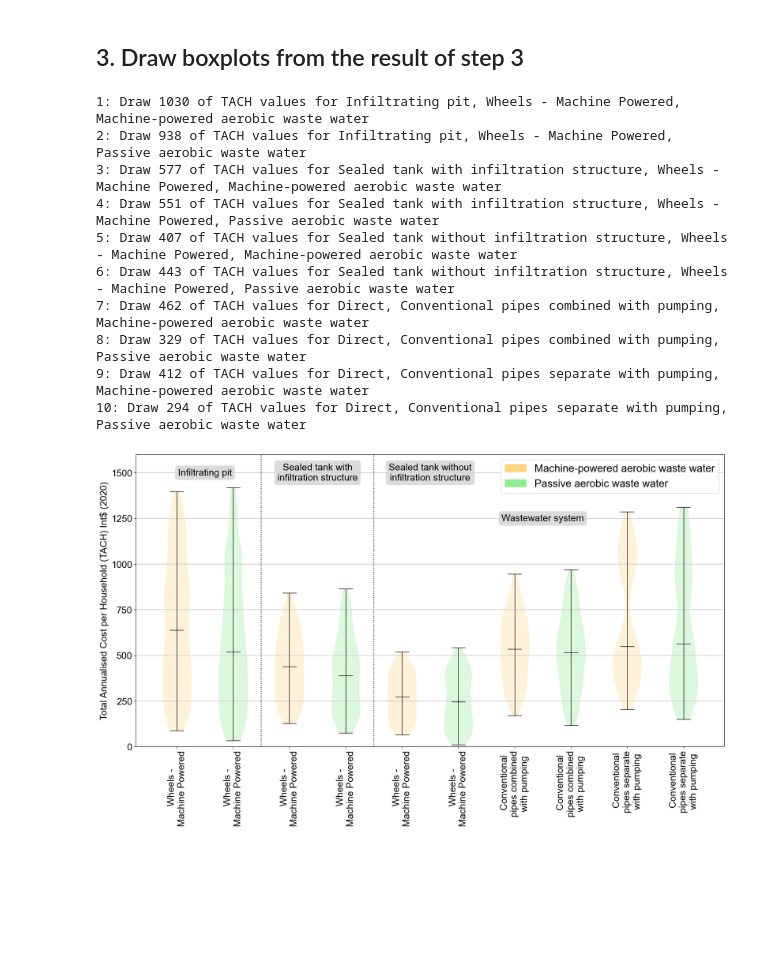
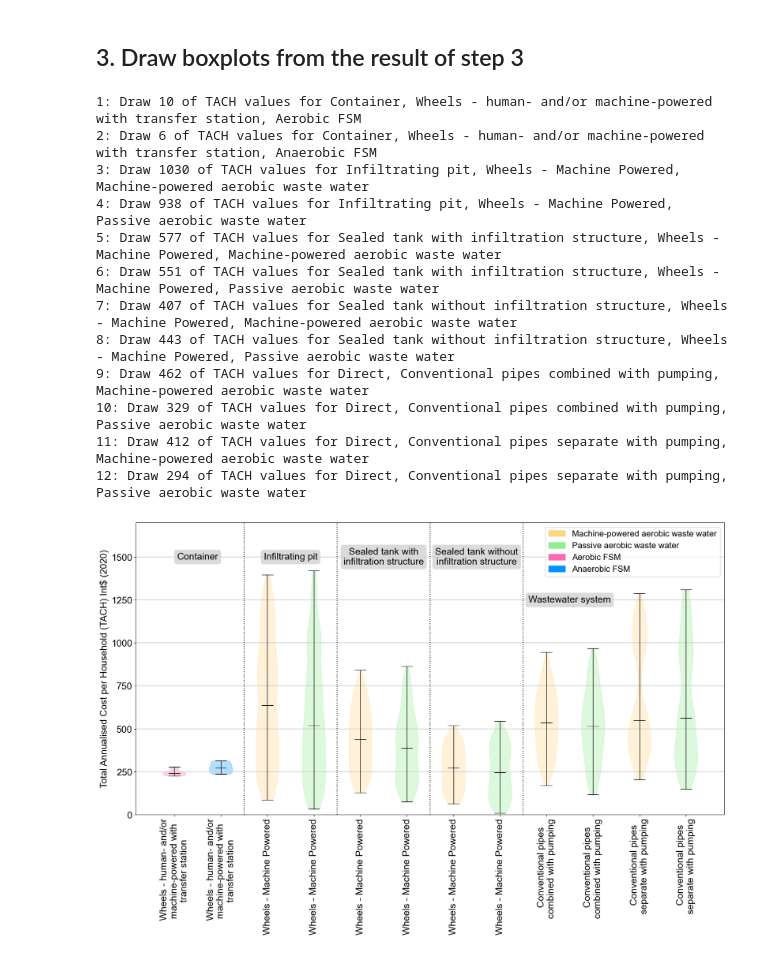
Before and after one commit to JinIgarashi/cactus-narok-figures, a Jupyter notebook: Figure1 full lifecycle cost global compare.ipynb, the cells around one changed output. Saved outputs shown, nothing was run; the diff lists cells and outputs as text; code cells hidden in the pictures; blank space fills up the shorter version.

Commit message:
add container

```diff
--- a/Figure1 full lifecycle cost global compare.ipynb
+++ b/Figure1 full lifecycle cost global compare.ipynb
@@ -84,23 +84,41 @@ file_path = 'images/Figure1 fulllifecycle_cost_comparison_global.pdf'
 dpi = 700
 
 labelFontSize = 18
-legendFontSize = 20
+legendFontSize = 16
 
 ytickLabel = 'Total Annualised Cost per Household (TACH) Int$ (2020)'
 ytick_range = [
     0,    # min
-    1600, # max
+    1700, # max
     250   # interval
 ]
 
 colors = [
     '#FFD580', # light orange color
     '#90EE90', # light green color
+    '#FF69B4', #  pink color
+    '#0096fe', # blue color
 ]
 # %% [markdown]
 ## 1. Define 10 patterns of CACTUS components' combinations. Every pattern should be consist of 3 to 4 components over the sanitation value chain
 # %%
 combinations = [
+    [
+        'Container',
+        None,
+        'Wheels - human- and/or machine-powered with transfer station',
+        'Aerobic FSM',
+        'Container, Wheels - human- and/or machine-powered with transfer station, Aerobic FSM',
+        colors[2]
+    ],
+    [
+        'Container',
+        None,
+        'Wheels - human- and/or machine-powered with transfer station',
+        'Anaerobic FSM',
+        'Container, Wheels - human- and/or machine-powered with transfer station, Anaerobic FSM',
+        colors[3]
+    ],
     [
         'Infiltrating pit',
         None,
@@ -474,6 +496,7 @@ for ylabel in np.arange(0,2600,250):
 ax.axvline(x=2.5, color='k', linestyle=':')
 ax.axvline(x=4.5, color='k', linestyle=':')
 ax.axvline(x=6.5, color='k', linestyle=':')
+ax.axvline(x=8.5, color='k', linestyle=':')
 
 
 # Loop by the above 10 groups
@@ -481,47 +504,52 @@ for j, group in enumerate(groups):
     label = group_labels[j]
     tachs = group[1]['tach']
     color = group[1]['color'][0]
     position = j + 1
     print(f"{position}: Draw {len(tachs)} of TACH values for {label}")
     drawBoxplot(ax, tachs, position, color)
 
 # draw labels for yticks
 ax.set_ylabel(ytickLabel, fontsize=labelFontSize)
 
 
 # draw labels for xticks.
 # only show emptying & tranport in x axis label
-xtick_labels = [ '\n'.join(textwrap.wrap(label.split(',')[1], 15)) for label in group_labels ]
+xtick_labels = [ '\n'.join(textwrap.wrap(label.split(',')[1], 25)) for label in group_labels ]
 ax.set_xticks(np.arange(len(xtick_labels)) + 1)
 ax.set_xticklabels(xtick_labels,  rotation=90, ha='center', fontsize=labelFontSize)
 
-ax.text(1.5, 1500, 'Infiltrating pit', fontsize=18, ha='center', va='center', bbox=dict(facecolor='lightgray', edgecolor='none', alpha=0.8, boxstyle='round'))
-ax.text(3.5, 1500, 'Sealed tank with\ninfiltration structure', fontsize=18, ha='center', va='center', bbox=dict(facecolor='lightgray', edgecolor='none', alpha=0.8, boxstyle='round'))
-ax.text(5.5, 1500, 'Sealed tank without\ninfiltration structure', fontsize=18, ha='center', va='center', bbox=dict(facecolor='lightgray', edgecolor='none', alpha=0.8, boxstyle='round'))
-ax.text(7.5, 1250, 'Wastewater system', fontsize=18, ha='center', va='center', bbox=dict(facecolor='lightgray', edgecolor='none', alpha=0.8, boxstyle='round'))
+ax.text(1.5, 1500, 'Container', fontsize=18, ha='center', va='center', bbox=dict(facecolor='lightgray', edgecolor='none', alpha=0.8, boxstyle='round'))
+ax.text(3.5, 1500, 'Infiltrating pit', fontsize=18, ha='center', va='center', bbox=dict(facecolor='lightgray', edgecolor='none', alpha=0.8, boxstyle='round'))
+ax.text(5.5, 1500, 'Sealed tank with\ninfiltration structure', fontsize=18, ha='center', va='center', bbox=dict(facecolor='lightgray', edgecolor='none', alpha=0.8, boxstyle='round'))
+ax.text(7.5, 1500, 'Sealed tank without\ninfiltration structure', fontsize=18, ha='center', va='center', bbox=dict(facecolor='lightgray', edgecolor='none', alpha=0.8, boxstyle='round'))
+ax.text(9.5, 1250, 'Wastewater system', fontsize=18, ha='center', va='center', bbox=dict(facecolor='lightgray', edgecolor='none', alpha=0.8, boxstyle='round'))
 
 
 # draw legend
 legend_labels = [
     'Machine-powered aerobic waste water',
-    'Passive aerobic waste water'
+    'Passive aerobic waste water',
+    'Aerobic FSM',
+    'Anaerobic FSM'
 ]
 legend_patches = [mpatches.Patch(color=color, label=label) for color, label in zip(colors, legend_labels)]
 ax.legend(handles=legend_patches, loc='upper right', fontsize=legendFontSize)
 
 # save figures as PDF and PNG
 plt.savefig(file_path, format="pdf", dpi=dpi, transparent=True, bbox_inches='tight')
 plt.savefig(f"{file_path}.png", format="png", dpi=dpi, transparent=True, bbox_inches='tight')
 plt.show()
 # %% [output]
-1: Draw 1030 of TACH values for Infiltrating pit, Wheels - Machine Powered, Machine-powered aerobic waste water
-2: Draw 938 of TACH values for Infiltrating pit, Wheels - Machine Powered, Passive aerobic waste water
-3: Draw 577 of TACH values for Sealed tank with infiltration structure, Wheels - Machine Powered, Machine-powered aerobic waste water
-4: Draw 551 of TACH values for Sealed tank with infiltration structure, Wheels - Machine Powered, Passive aerobic waste water
-5: Draw 407 of TACH values for Sealed tank without infiltration structure, Wheels - Machine Powered, Machine-powered aerobic waste water
-6: Draw 443 of TACH values for Sealed tank without infiltration structure, Wheels - Machine Powered, Passive aerobic waste water
-7: Draw 462 of TACH values for Direct, Conventional pipes combined with pumping, Machine-powered aerobic waste water
-8: Draw 329 of TACH values for Direct, Conventional pipes combined with pumping, Passive aerobic waste water
-9: Draw 412 of TACH values for Direct, Conventional pipes separate with pumping, Machine-powered aerobic waste water
-10: Draw 294 of TACH values for Direct, Conventional pipes separate with pumping, Passive aerobic waste water
+1: Draw 10 of TACH values for Container, Wheels - human- and/or machine-powered with transfer station, Aerobic FSM
+2: Draw 6 of TACH values for Container, Wheels - human- and/or machine-powered with transfer station, Anaerobic FSM
+3: Draw 1030 of TACH values for Infiltrating pit, Wheels - Machine Powered, Machine-powered aerobic waste water
+4: Draw 938 of TACH values for Infiltrating pit, Wheels - Machine Powered, Passive aerobic waste water
+5: Draw 577 of TACH values for Sealed tank with infiltration structure, Wheels - Machine Powered, Machine-powered aerobic waste water
+6: Draw 551 of TACH values for Sealed tank with infiltration structure, Wheels - Machine Powered, Passive aerobic waste water
+7: Draw 407 of TACH values for Sealed tank without infiltration structure, Wheels - Machine Powered, Machine-powered aerobic waste water
+8: Draw 443 of TACH values for Sealed tank without infiltration structure, Wheels - Machine Powered, Passive aerobic waste water
+9: Draw 462 of TACH values for Direct, Conventional pipes combined with pumping, Machine-powered aerobic waste water
+10: Draw 329 of TACH values for Direct, Conventional pipes combined with pumping, Passive aerobic waste water
+11: Draw 412 of TACH values for Direct, Conventional pipes separate with pumping, Machine-powered aerobic waste water
+12: Draw 294 of TACH values for Direct, Conventional pipes separate with pumping, Passive aerobic waste water
-[figure, old version]
+[figure, new version]
```
Also changed, not shown: parts of 3 cells of this notebook, 2 other files.
